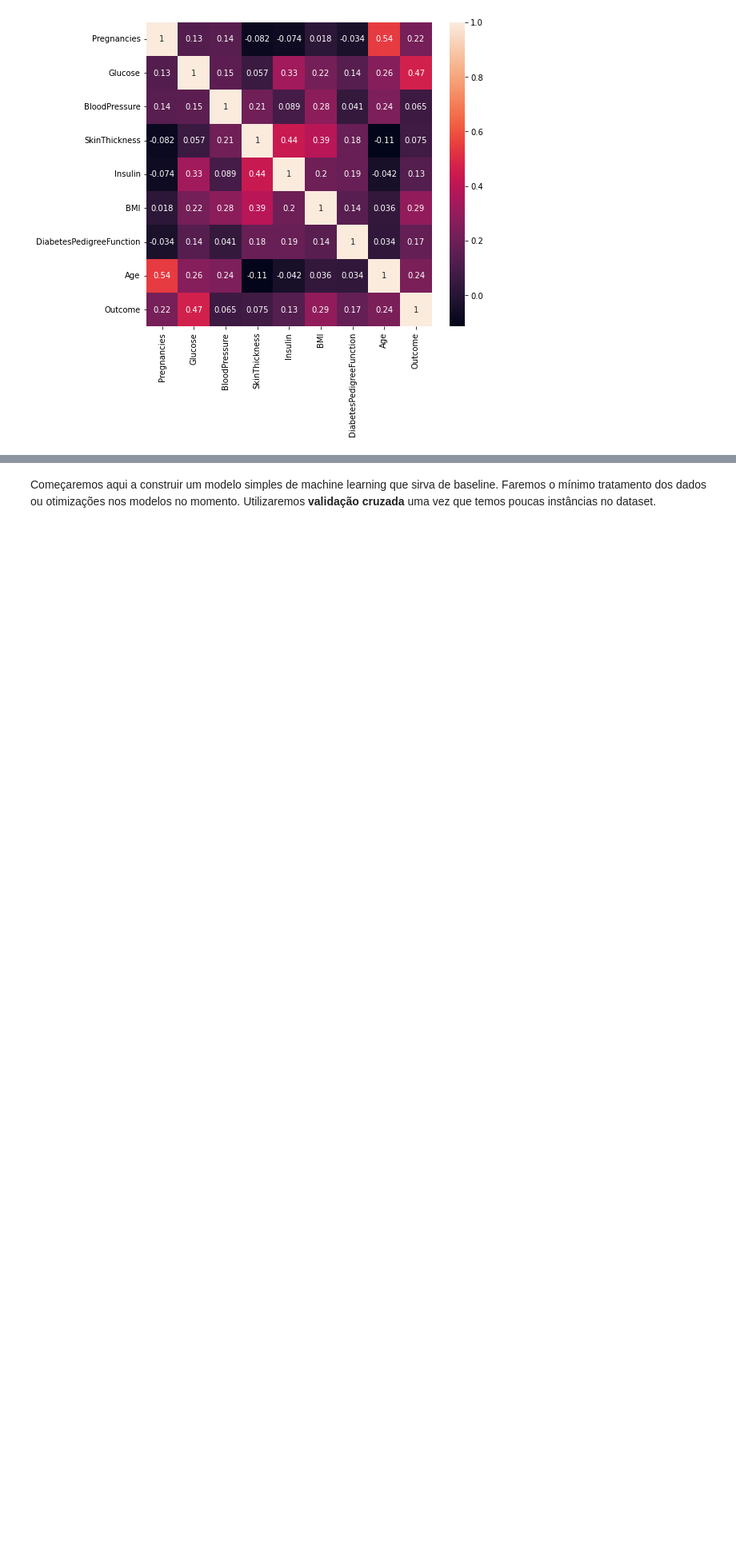
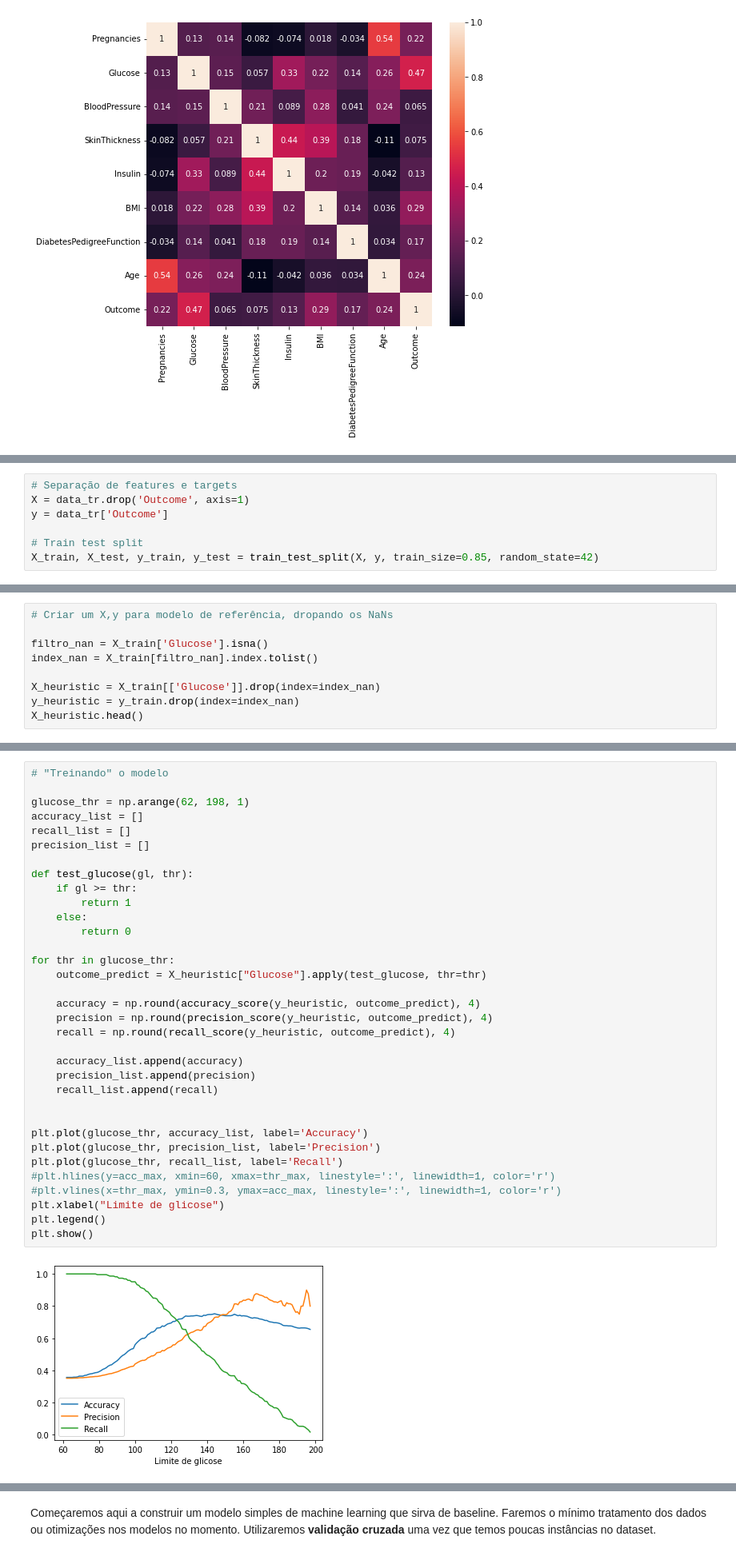
Before and after one commit to franklinzppa/diabetes-classification, a Jupyter notebook: diabetes-clf.ipynb, the cells around one changed output, grey strips where cells are left out. Shown at 80% size. Cells and saved outputs as stored; diff of their text form; blank space fills up the shorter version.

Commit message:
correcting heuristic model

```diff
--- a/diabetes-clf.ipynb
+++ b/diabetes-clf.ipynb
@@ -221 +244,8 @@ A partir da EDA podemos concluir que nossa *target* `Outcome` é suficientemente
+# %%
+# Separação de features e targets
+X = data_tr.drop('Outcome', axis=1)
+y = data_tr['Outcome']
+
+# Train test split
+X_train, X_test, y_train, y_test = train_test_split(X, y, train_size=0.85, random_state=42)
 # %% [markdown]
@@ -222,0 +255,9 @@ A partir da EDA podemos concluir que nossa *target* `Outcome` é suficientemente
+# %%
+# Criar um X,y para modelo de referência, dropando os NaNs
+
+filtro_nan = X_train['Glucose'].isna()
+index_nan = X_train[filtro_nan].index.tolist()
+
+X_heuristic = X_train[['Glucose']].drop(index=index_nan)
+y_heuristic = y_train.drop(index=index_nan)
+X_heuristic.head()
@@ -222,0 +271,36 @@ A partir da EDA podemos concluir que nossa *target* `Outcome` é suficientemente
+# %%
+# "Treinando" o modelo
+
+glucose_thr = np.arange(62, 198, 1)
+accuracy_list = []
+recall_list = []
+precision_list = []
+
+def test_glucose(gl, thr):
+    if gl >= thr:
+        return 1
+    else:
+        return 0
+
+for thr in glucose_thr:
+    outcome_predict = X_heuristic["Glucose"].apply(test_glucose, thr=thr)
+
+    accuracy = np.round(accuracy_score(y_heuristic, outcome_predict), 4)
+    precision = np.round(precision_score(y_heuristic, outcome_predict), 4)
+    recall = np.round(recall_score(y_heuristic, outcome_predict), 4)
+
+    accuracy_list.append(accuracy)
+    precision_list.append(precision)
+    recall_list.append(recall)
+
+
+plt.plot(glucose_thr, accuracy_list, label='Accuracy')
+plt.plot(glucose_thr, precision_list, label='Precision')
+plt.plot(glucose_thr, recall_list, label='Recall')
+#plt.hlines(y=acc_max, xmin=60, xmax=thr_max, linestyle=':', linewidth=1, color='r')
+#plt.vlines(x=thr_max, ymin=0.3, ymax=acc_max, linestyle=':', linewidth=1, color='r')
+plt.xlabel("Limite de glicose")
+plt.legend()
+plt.show()
+# %% [output]
+[figure, added]
```
Also changed, not shown: parts of 11 cells of this notebook.
